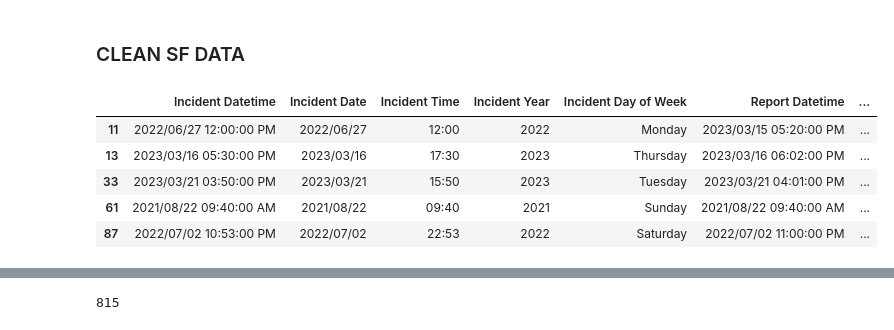
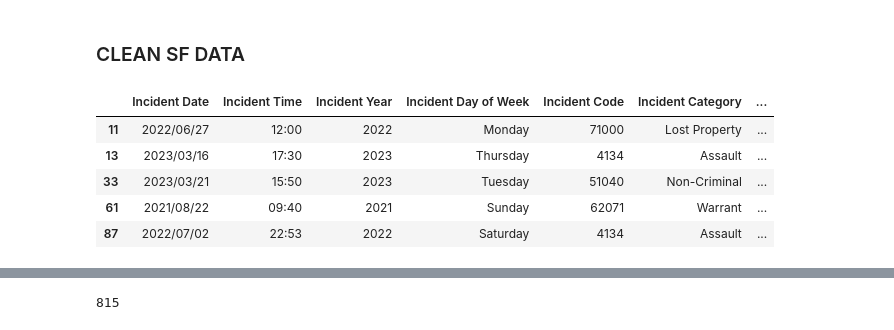
Before and after one commit to mvoutov/ieor142-ml, a Jupyter notebook: CrimePredict.ipynb, the cells around one changed output, grey strips where cells are left out. Cells and saved outputs as stored; diff of their text form; code cells hidden in the pictures.

```diff
--- a/CrimePredict.ipynb
+++ b/CrimePredict.ipynb
@@ -108,21 +108,20 @@ Index(['Incident Datetime', 'Incident Date', 'Incident Time', 'Incident Year',
 # %%
 #test
 # %%
-sf_data = sf_data[['Incident Datetime', 'Incident Date', 'Incident Time', 'Incident Year',
-       'Incident Day of Week', 'Report Datetime',
-       'Report Type Description', 'Incident Code',
+sf_data = sf_data[['Incident Date', 'Incident Time', 'Incident Year',
+       'Incident Day of Week', 'Incident Code',
        'Incident Category', 'Incident Subcategory', 'Incident Description',
        'Intersection', 'Police District',
        'Analysis Neighborhood', 'Latitude', 'Longitude', 'Point',
        'Neighborhoods']]
 
 sf_data = sf_data.dropna()
 
 sf_data.head()
 # %% [output]
-|  | Incident Datetime | Incident Date | Incident Time | Incident Year | Incident Day of Week | Report Datetime | ... |
-| 11 | 2022/06/27 12:00:00 PM | 2022/06/27 | 12:00 | 2022 | Monday | 2023/03/15 05:20:00 PM | ... |
-| 13 | 2023/03/16 05:30:00 PM | 2023/03/16 | 17:30 | 2023 | Thursday | 2023/03/16 06:02:00 PM | ... |
-| 33 | 2023/03/21 03:50:00 PM | 2023/03/21 | 15:50 | 2023 | Tuesday | 2023/03/21 04:01:00 PM | ... |
-| 61 | 2021/08/22 09:40:00 AM | 2021/08/22 | 09:40 | 2021 | Sunday | 2021/08/22 09:40:00 AM | ... |
-| 87 | 2022/07/02 10:53:00 PM | 2022/07/02 | 22:53 | 2022 | Saturday | 2022/07/02 11:00:00 PM | ... |
+|  | Incident Date | Incident Time | Incident Year | Incident Day of Week | Incident Code | Incident Category | ... |
+| 11 | 2022/06/27 | 12:00 | 2022 | Monday | 71000 | Lost Property | ... |
+| 13 | 2023/03/16 | 17:30 | 2023 | Thursday | 4134 | Assault | ... |
+| 33 | 2023/03/21 | 15:50 | 2023 | Tuesday | 51040 | Non-Criminal | ... |
+| 61 | 2021/08/22 | 09:40 | 2021 | Sunday | 62071 | Warrant | ... |
+| 87 | 2022/07/02 | 22:53 | 2022 | Saturday | 4134 | Assault | ... |
```
Also changed, not shown: parts of 8 cells of this notebook.
